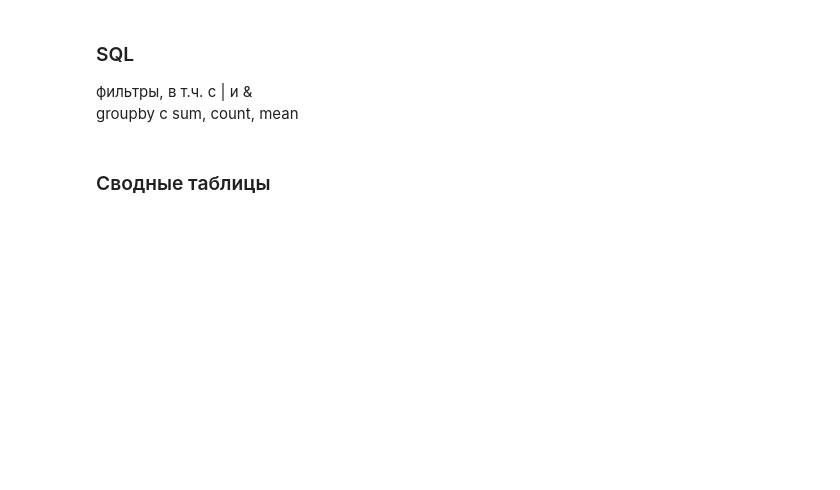
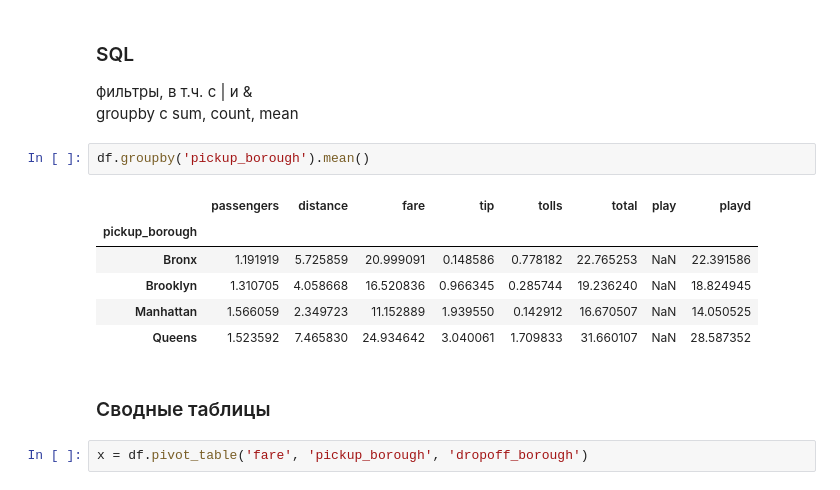
Before and after one commit to gbrs/nadyas_introductory_course, a Jupyter notebook: Untitled.ipynb, the cells around one changed output. Saved outputs shown, nothing was run; the diff lists cells and outputs as text; blank space fills up the shorter version.

```diff
--- a/Untitled.ipynb
+++ b/Untitled.ipynb
@@ -134,5 +147,16 @@ memory usage: 703.7+ KB
 ### SQL
 фильтры, в т.ч. с | и &
 groupby c sum, count, mean
+# %%
+df.groupby('pickup_borough').mean()
+# %% [output]
+|  | passengers | distance | fare | tip | tolls | total | play | playd |
+| pickup_borough |  |  |  |  |  |  |  |  |
+| Bronx | 1.191919 | 5.725859 | 20.999091 | 0.148586 | 0.778182 | 22.765253 | NaN | 22.391586 |
+| Brooklyn | 1.310705 | 4.058668 | 16.520836 | 0.966345 | 0.285744 | 19.236240 | NaN | 18.824945 |
+| Manhattan | 1.566059 | 2.349723 | 11.152889 | 1.939550 | 0.142912 | 16.670507 | NaN | 14.050525 |
+| Queens | 1.523592 | 7.465830 | 24.934642 | 3.040061 | 1.709833 | 31.660107 | NaN | 28.587352 |
 # %% [markdown]
 ### Сводные таблицы
+# %%
+x = df.pivot_table('fare', 'pickup_borough', 'dropoff_borough')
```
Also changed, not shown: parts of 4 cells of this notebook.
